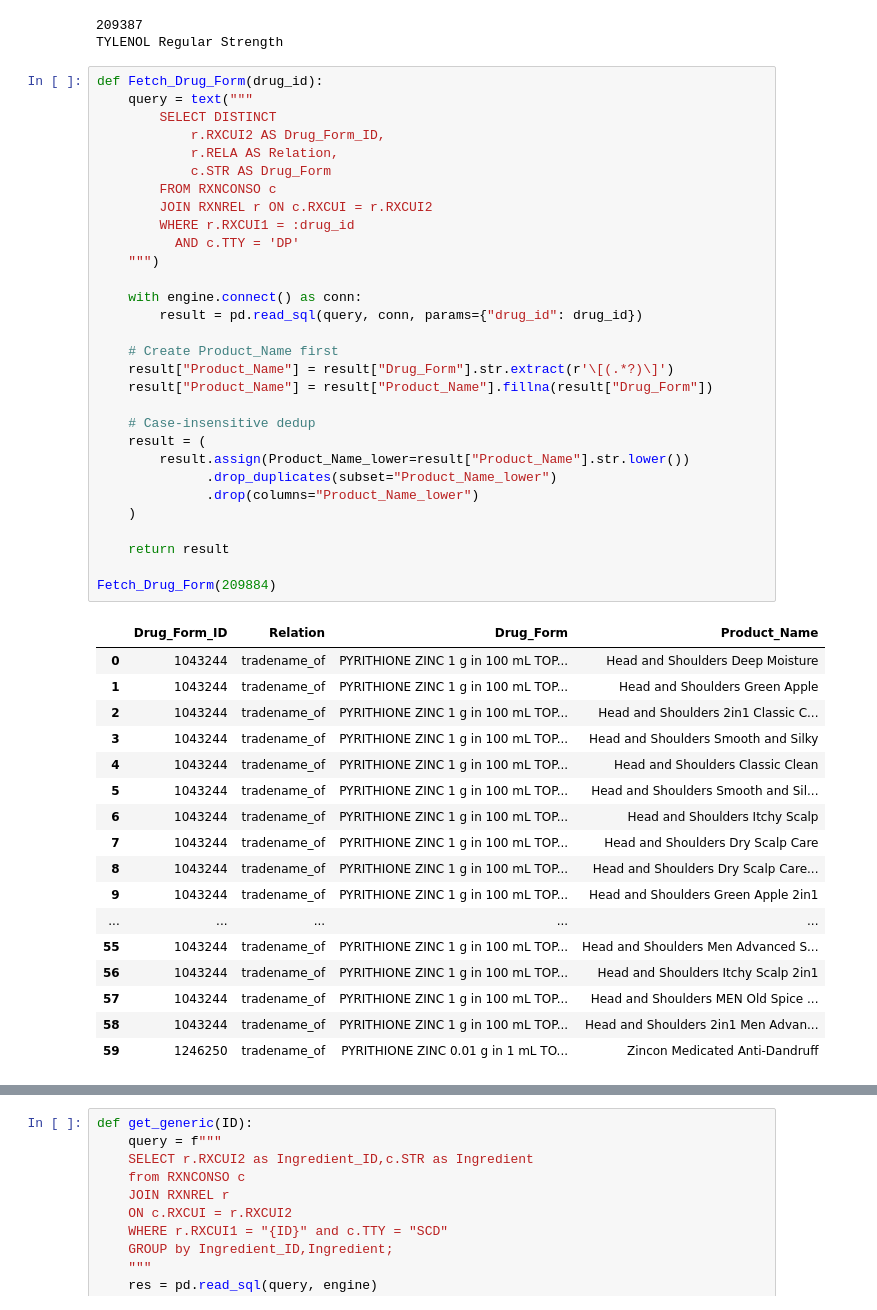
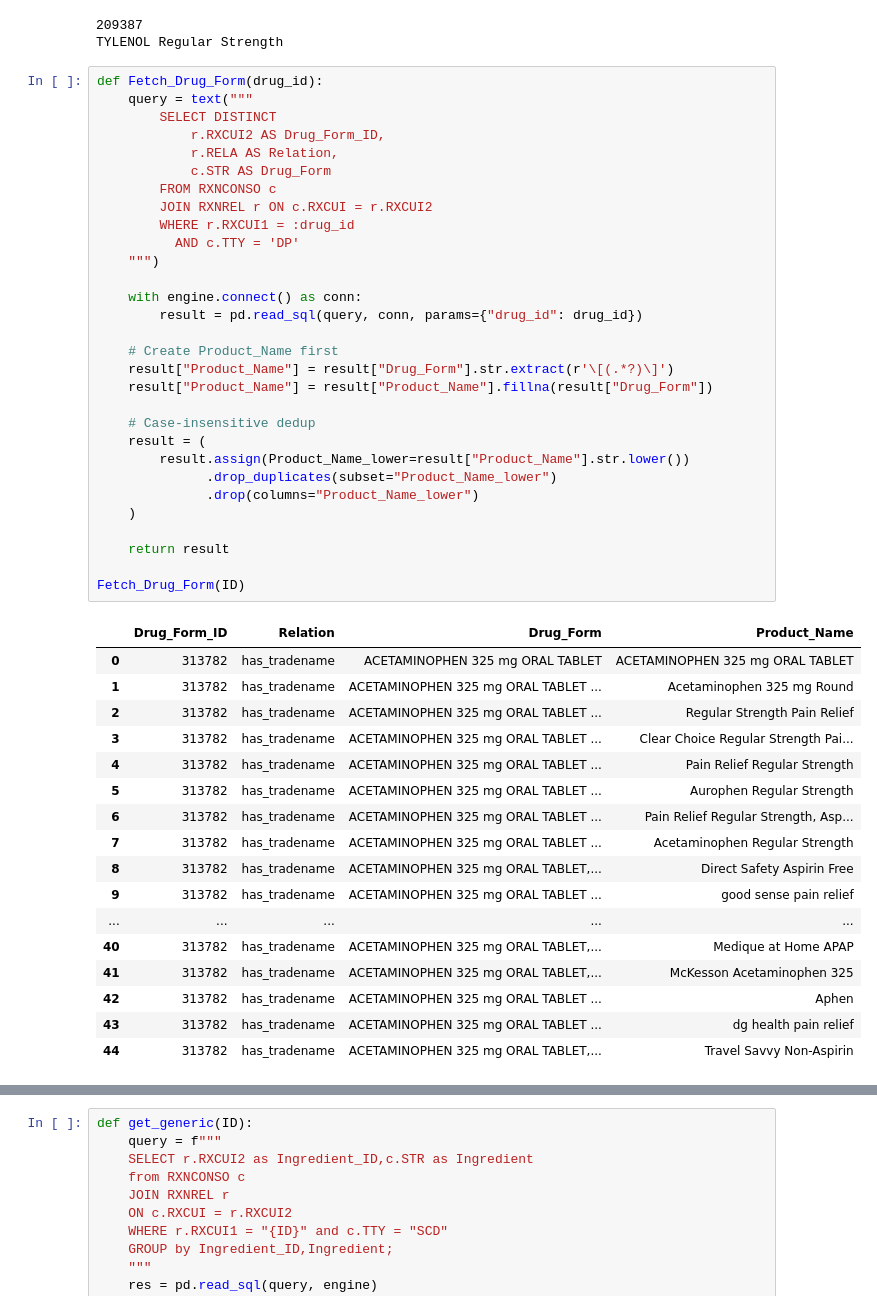
Before and after one commit to phanguy30/med_compare, a Jupyter notebook: data.ipynb, the cells around one changed output, grey strips where cells are left out. Drawn from its saved outputs; the diff is of its cells as text.

```diff
--- a/data.ipynb
+++ b/data.ipynb
@@ -58,50 +58,50 @@ TYLENOL Regular Strength
 def Fetch_Drug_Form(drug_id):
     query = text("""
         SELECT DISTINCT
             r.RXCUI2 AS Drug_Form_ID,
             r.RELA AS Relation,
             c.STR AS Drug_Form
         FROM RXNCONSO c
         JOIN RXNREL r ON c.RXCUI = r.RXCUI2
         WHERE r.RXCUI1 = :drug_id
           AND c.TTY = 'DP'
     """)
 
     with engine.connect() as conn:
         result = pd.read_sql(query, conn, params={"drug_id": drug_id})
 
     # Create Product_Name first
     result["Product_Name"] = result["Drug_Form"].str.extract(r'\[(.*?)\]')
     result["Product_Name"] = result["Product_Name"].fillna(result["Drug_Form"])
 
     # Case-insensitive dedup
     result = (
         result.assign(Product_Name_lower=result["Product_Name"].str.lower())
               .drop_duplicates(subset="Product_Name_lower")
               .drop(columns="Product_Name_lower")
     )
 
     return result
 
-Fetch_Drug_Form(209884)
+Fetch_Drug_Form(ID)
 # %% [output]
 |  | Drug_Form_ID | Relation | Drug_Form | Product_Name |
-| 0 | 1043244 | tradename_of | PYRITHIONE ZINC 1 g in 100 mL TOP... | Head and Shoulders Deep Moisture |
-| 1 | 1043244 | tradename_of | PYRITHIONE ZINC 1 g in 100 mL TOP... | Head and Shoulders Green Apple |
-| 2 | 1043244 | tradename_of | PYRITHIONE ZINC 1 g in 100 mL TOP... | Head and Shoulders 2in1 Classic C... |
-| 3 | 1043244 | tradename_of | PYRITHIONE ZINC 1 g in 100 mL TOP... | Head and Shoulders Smooth and Silky |
-| 4 | 1043244 | tradename_of | PYRITHIONE ZINC 1 g in 100 mL TOP... | Head and Shoulders Classic Clean |
-| 5 | 1043244 | tradename_of | PYRITHIONE ZINC 1 g in 100 mL TOP... | Head and Shoulders Smooth and Sil... |
-| 6 | 1043244 | tradename_of | PYRITHIONE ZINC 1 g in 100 mL TOP... | Head and Shoulders Itchy Scalp |
-| 7 | 1043244 | tradename_of | PYRITHIONE ZINC 1 g in 100 mL TOP... | Head and Shoulders Dry Scalp Care |
-| 8 | 1043244 | tradename_of | PYRITHIONE ZINC 1 g in 100 mL TOP... | Head and Shoulders Dry Scalp Care... |
-| 9 | 1043244 | tradename_of | PYRITHIONE ZINC 1 g in 100 mL TOP... | Head and Shoulders Green Apple 2in1 |
+| 0 | 313782 | has_tradename | ACETAMINOPHEN 325 mg ORAL TABLET | ACETAMINOPHEN 325 mg ORAL TABLET |
+| 1 | 313782 | has_tradename | ACETAMINOPHEN 325 mg ORAL TABLET ... | Acetaminophen 325 mg Round |
+| 2 | 313782 | has_tradename | ACETAMINOPHEN 325 mg ORAL TABLET ... | Regular Strength Pain Relief |
+| 3 | 313782 | has_tradename | ACETAMINOPHEN 325 mg ORAL TABLET ... | Clear Choice Regular Strength Pai... |
+| 4 | 313782 | has_tradename | ACETAMINOPHEN 325 mg ORAL TABLET ... | Pain Relief Regular Strength |
+| 5 | 313782 | has_tradename | ACETAMINOPHEN 325 mg ORAL TABLET ... | Aurophen Regular Strength |
+| 6 | 313782 | has_tradename | ACETAMINOPHEN 325 mg ORAL TABLET ... | Pain Relief Regular Strength, Asp... |
+| 7 | 313782 | has_tradename | ACETAMINOPHEN 325 mg ORAL TABLET ... | Acetaminophen Regular Strength |
+| 8 | 313782 | has_tradename | ACETAMINOPHEN 325 mg ORAL TABLET,... | Direct Safety Aspirin Free |
+| 9 | 313782 | has_tradename | ACETAMINOPHEN 325 mg ORAL TABLET ... | good sense pain relief |
 | ... | ... | ... | ... | ... |
-| 55 | 1043244 | tradename_of | PYRITHIONE ZINC 1 g in 100 mL TOP... | Head and Shoulders Men Advanced S... |
-| 56 | 1043244 | tradename_of | PYRITHIONE ZINC 1 g in 100 mL TOP... | Head and Shoulders Itchy Scalp 2in1 |
-| 57 | 1043244 | tradename_of | PYRITHIONE ZINC 1 g in 100 mL TOP... | Head and Shoulders MEN Old Spice ... |
-| 58 | 1043244 | tradename_of | PYRITHIONE ZINC 1 g in 100 mL TOP... | Head and Shoulders 2in1 Men Advan... |
-| 59 | 1246250 | tradename_of | PYRITHIONE ZINC 0.01 g in 1 mL TO... | Zincon Medicated Anti-Dandruff |
+| 40 | 313782 | has_tradename | ACETAMINOPHEN 325 mg ORAL TABLET,... | Medique at Home APAP |
+| 41 | 313782 | has_tradename | ACETAMINOPHEN 325 mg ORAL TABLET,... | McKesson Acetaminophen 325 |
+| 42 | 313782 | has_tradename | ACETAMINOPHEN 325 mg ORAL TABLET ... | Aphen |
+| 43 | 313782 | has_tradename | ACETAMINOPHEN 325 mg ORAL TABLET ... | dg health pain relief |
+| 44 | 313782 | has_tradename | ACETAMINOPHEN 325 mg ORAL TABLET,... | Travel Savvy Non-Aspirin |
 # %%
 def Show_Ingredients(ID):
     query = f"""
```
Also changed, not shown: parts of 2 cells of this notebook, 2 other files.
